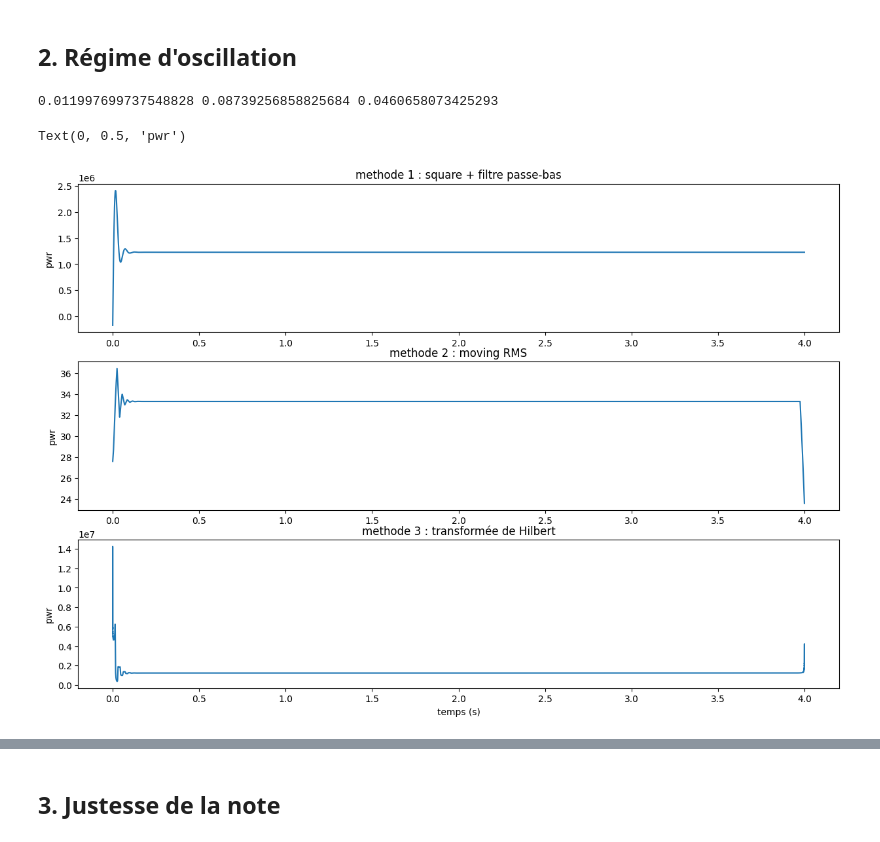
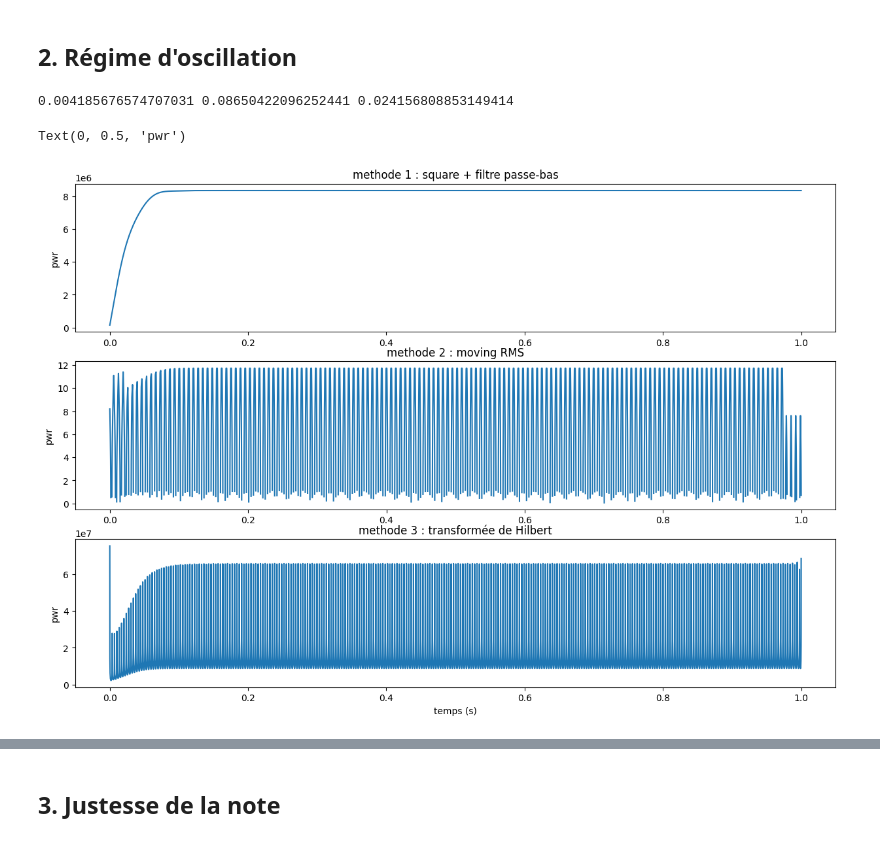
Before and after one commit to BaptisteHi/PAM-Virtual-Instrument, a Jupyter notebook: descripteurs.ipynb, the cells around one changed output, grey strips where cells are left out. Saved outputs shown, nothing was run; the diff lists cells and outputs as text; code cells hidden in the pictures.

```diff
--- a/descripteurs.ipynb
+++ b/descripteurs.ipynb
@@ -214,7 +214,7 @@ d1 = 1.393
 d2 = 0.457
 
 @njit
-def execution(T_sec, delta_t,  gamma, zeta, P_M, Zc):
+def execution(T_sec, delta_t,  gamma, zeta, Zc):
 
     temps = np.arange(0, T_sec, delta_t)
     N = len(temps)
@@ -260,7 +260,7 @@ def execution(T_sec, delta_t,  gamma, zeta, P_M, Zc):
 
 
 start = time()
-temps, U, P, P_ext, qh = execution(T_sec, delta_t, gamma, zeta, P_M, Zc)
+temps, U, P, P_ext, qh = execution(T_sec, delta_t, gamma, zeta)
 stop = time()
 print("Temps d'exécution (s) :", stop-start)
 
@@ -433,13 +434,14 @@ class LatinSquare :
 gamma = np.linspace(0,1,1000)
 zeta = np.linspace(0,1,1000)
 
-n_data = 500
+n_data = 100
 carre_latin = LatinSquare(n_data, u = len(gamma))
 indexes = carre_latin.indices()
 
-def simulation(T_sec, delta_t, gamma, zeta, P_M, Zc, ret_time=False): #Remise en forme pour pouvoir cartographier ensuite
+def simulation(T_sec, delta_t, gamma, zeta, ret_time=False): #Remise en forme pour pouvoir cartographier ensuite
+    Zc = zeta*P_M/U_A
     start = time()
-    _, _, P, _, _ = execution(T_sec, delta_t, gamma, zeta, P_M, Zc)
+    _, _, P, _, _ = execution(T_sec, delta_t, gamma, zeta, Zc)
     stop = time()
     if ret_time:
         return P, stop-start
@@ -539,57 +544,59 @@ class Classifier_son:
 ## 2. Régime d'oscillation
 # %%
 # Calcul de l'enveloppe de puissance
-import time
+gamma_test = 0.38
+zeta_test = 0.4
+P_test = simulation(T_sec, delta_t, gamma_test, zeta_test)
 
 # methode 1 : square + filtre passe-bas
 from scipy.signal import butter, filtfilt
-start = time.time()
-power = P**2
+start = time()
+power = P_test**2
 cutoff = 20  # enveloppe = ce qui varie lentement
 b, a = butter(4, cutoff / (1 / (2*delta_t)), btype='low')
 power_meth1 = filtfilt(b, a, power)
-end = time.time()
+end = time()
 temps1 = end - start
 
 # methode 2 : moving RMS
 window_ms = 50  # RMS window length
 window_samples = int(fs * window_ms / 1000)
 kernel = np.ones(window_samples) / window_samples
-start = time.time()
-power_meth2 = np.sqrt(np.convolve(P, kernel, mode='same'))
-end = time.time()
+start = time()
+power_meth2 = np.sqrt(np.convolve(P_test, kernel, mode='same'))
+end = time()
 temps2 = end - start
 
 # methode 3 : transformée de Hilbert
 from scipy.signal import hilbert
-start = time.time()
-analytic_signal = hilbert(P)
+start = time()
+analytic_signal = hilbert(P_test)
 amplitude_envelope = np.abs(analytic_signal)
 power_meth3 = amplitude_envelope**2
-end = time.time()
+end = time()
 temps3 = end - start
 
 # plot
 print(temps1, temps2, temps3)
 
 plt.figure(figsize=(15,10))
 plt.subplot(311)
 plt.plot(np.arange(len(power_meth1))*delta_t, power_meth1)
 plt.title("methode 1 : square + filtre passe-bas")
 plt.ylabel("pwr")
 plt.subplot(312)
 plt.plot(np.arange(len(power_meth2))*delta_t, power_meth2)
 plt.title("methode 2 : moving RMS")
 plt.ylabel("pwr")
 plt.subplot(313)
 plt.plot(np.arange(len(power_meth3))*delta_t, power_meth3)
 plt.title("methode 3 : transformée de Hilbert")
 plt.xlabel("temps (s)")
 plt.ylabel("pwr")
 # %% [output]
-0.011997699737548828 0.08739256858825684 0.0460658073425293
+0.004185676574707031 0.08650422096252441 0.024156808853149414
 Text(0, 0.5, 'pwr')
-[figure, old version]
+[figure, new version]
 # %%
 from scipy.signal import butter, filtfilt
 
```
Also changed, not shown: parts of 14 cells of this notebook.
